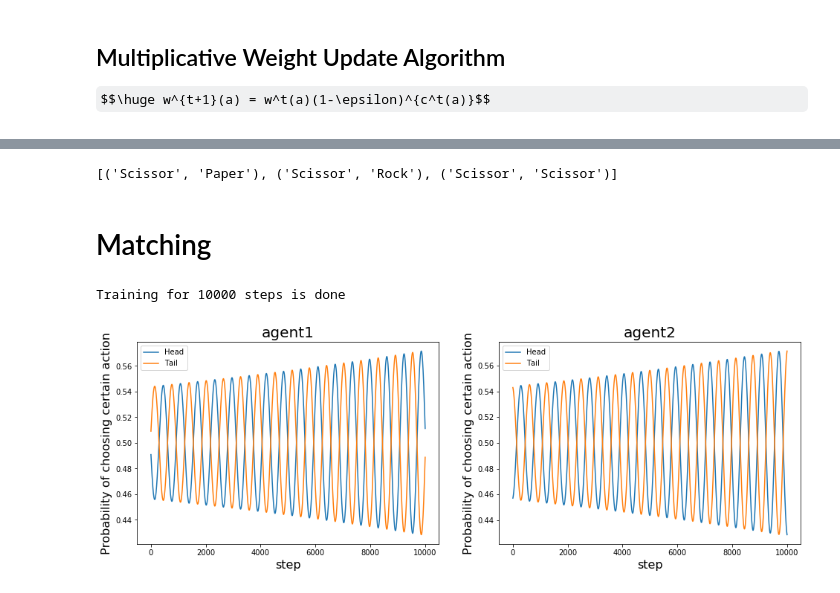
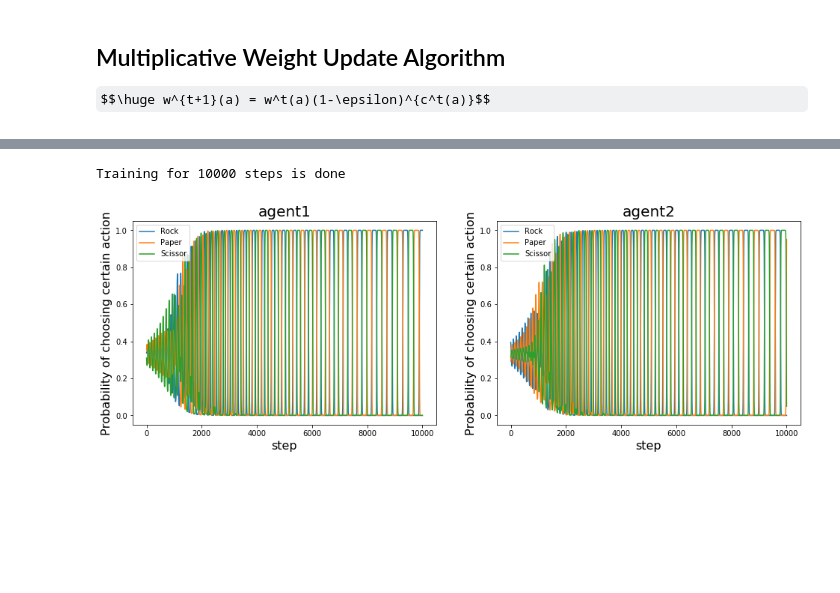
Before and after one commit to KinWaiCheuk/game-theory-python, a Jupyter notebook: MWU-deterministic-implementation.ipynb, the cells around one changed output, grey strips where cells are left out. Saved outputs shown, nothing was run; the diff lists cells and outputs as text; code cells hidden in the pictures; some formulas as TeX source; blank space fills up the shorter version.

```diff
--- a/MWU-deterministic-implementation.ipynb
+++ b/MWU-deterministic-implementation.ipynb
@@ -321,17 +153,10 @@ np.average(np.array(agent1_history)[:,2]) # Long-term probability playing scisso
-# %%
-a
-# %% [output]
-[('Scissor', 'Paper'), ('Scissor', 'Rock'), ('Scissor', 'Scissor')]
-# %% [markdown]
-# Matching
 # %%
-action_list = [['Head', 'Tail'],['Head', 'Tail']]
-cost_list = [[[-1,1],[1,-1]],[[1,-1],[-1,1]]]
-Matching = Game(action_list, cost_list)
-Matching.MWU(10000,0.01)
+action_list = [['Rock', 'Paper', 'Scissor'],['Rock', 'Paper', 'Scissor']]
+cost_list = [[[0,0],[1,-1],[-1,1]],[[-1,1],[0,0],[1,-1]],[[1,-1],[-1,1],[0,0]]]
+RPS = Game(action_list, cost_list)
+RPS.MWU(10000,0.1)
+
+RPS.plot()
 # %% [output]
 Training for 10000 steps is done
+[figure, added]
-# %%
-Matching.plot()
-# %% [output]
-[figure, removed]
```
Also changed, not shown: parts of 22 cells of this notebook.
